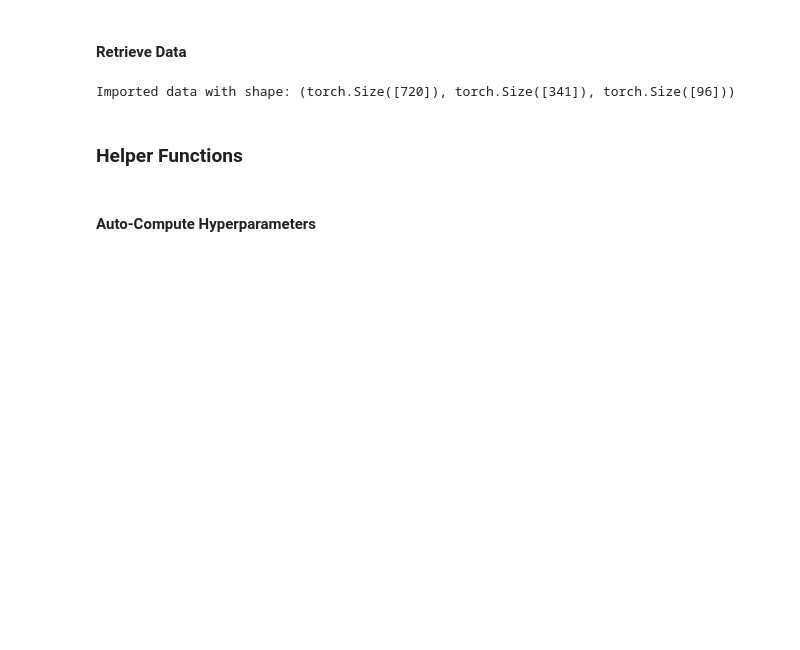
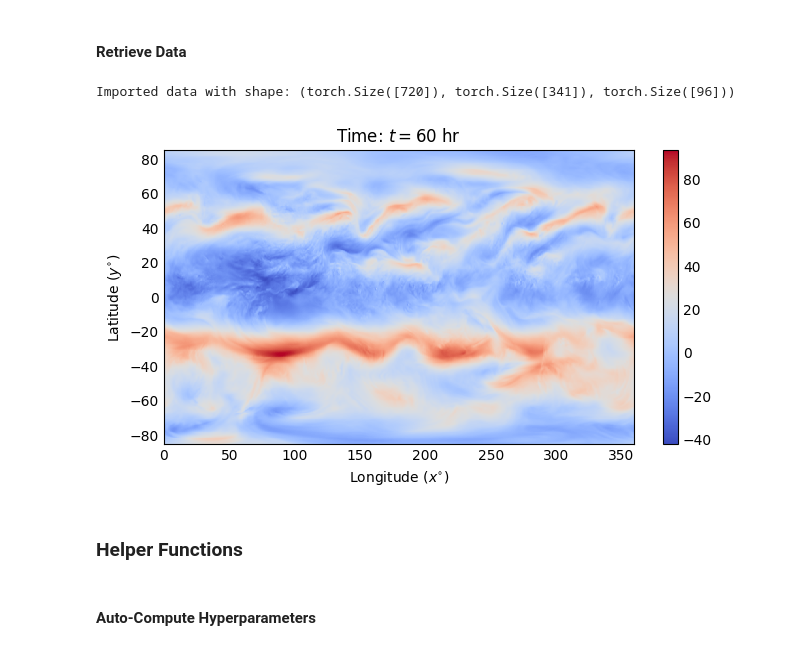
Before and after one commit to MathBioCU/WSINDy4Atmos, a Jupyter notebook: full_globe_wsindy.ipynb, the cells around one changed output. Cells and saved outputs as stored; diff of their text form; code cells hidden in the pictures; blank space fills up the shorter version.

```diff
--- a/full_globe_wsindy.ipynb
+++ b/full_globe_wsindy.ipynb
@@ -214,24 +208,26 @@ del vars, nc_vars, extra_vars, scalar_vars
 # %% [output]
 Imported data with shape: (torch.Size([720]), torch.Size([341]), torch.Size([96]))
 # %%
-# # Reference plot
-# thyme = 60
+# Reference plot
+thyme = 60
 
-# # Plot style
-# plt.style.use('_mpl-gallery')
-# plt.rcParams['figure.figsize'] = [6, 3]
-# fig, ax = plt.subplots()
+# Plot style
+plt.style.use('_mpl-gallery')
+plt.rcParams['figure.figsize'] = [6, 3]
+fig, ax = plt.subplots()
 
-# # Create plot
-# X,Y = torch.meshgrid(x, y, indexing='ij')
-# cmesh = ax.pcolormesh(X, Y, u[:,:,thyme], cmap='coolwarm')
-# ax.set_title(f'Time: $t={thyme}$ hr')
-# ax.set_xlabel('Longitude ($x^{\circ}$)')
-# ax.set_ylabel('Latitude ($y^{\circ}$)')
-# fig.colorbar(cmesh)
-# plt.show()
+# Create plot
+X,Y = torch.meshgrid(x, y, indexing='ij')
+cmesh = ax.pcolormesh(X, Y, u[:,:,thyme], cmap='coolwarm')
+ax.set_title(f'Time: $t={thyme}$ hr')
+ax.set_xlabel('Longitude ($x^{\circ}$)')
+ax.set_ylabel('Latitude ($y^{\circ}$)')
+fig.colorbar(cmesh)
+plt.show()
 
-# del thyme, X, Y, cmesh, fig, ax
+del thyme, X, Y, cmesh, fig, ax
+# %% [output]
+[figure, added]
 # %% [markdown]
 ### Helper Functions
 # %% [markdown]
```
Also changed, not shown: parts of 21 cells of this notebook.
